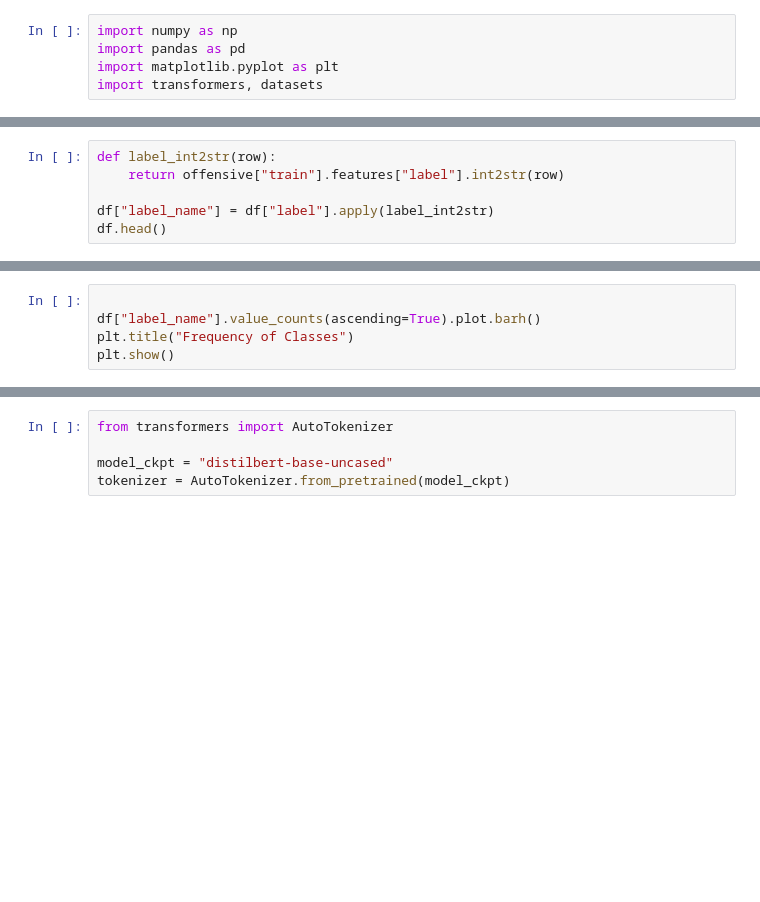
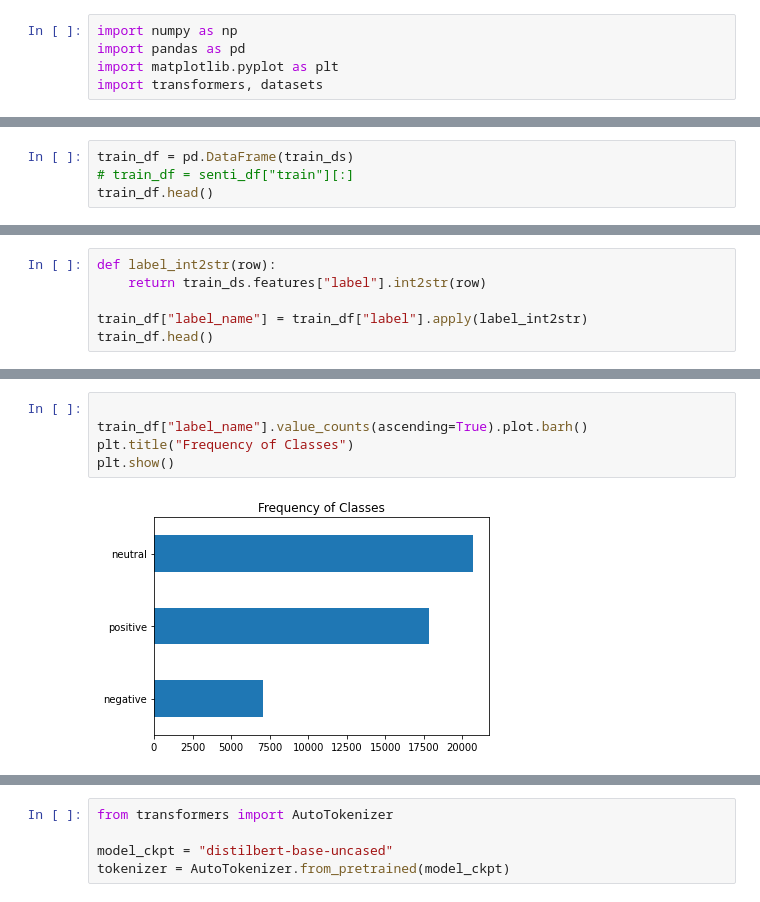
Before and after one commit to neuromorph/TweetEval-Sentiment-HF, a Jupyter notebook: TweetEval_Sentiment_HuggingFace.ipynb, the cells around one changed output, grey strips where cells are left out. Saved outputs shown, nothing was run; the diff lists cells and outputs as text; blank space fills up the shorter version.

```diff
--- a/TweetEval_Sentiment_HuggingFace.ipynb
+++ b/TweetEval_Sentiment_HuggingFace.ipynb
@@ -23,0 +45,4 @@ df.head()
+# %%
+train_df = pd.DataFrame(train_ds)
+# train_df = senti_df["train"][:]
+train_df.head()
@@ -24,6 +56,6 @@ df.head()
 # %%
 def label_int2str(row):
-    return offensive["train"].features["label"].int2str(row)
+    return train_ds.features["label"].int2str(row)
 
-df["label_name"] = df["label"].apply(label_int2str)
-df.head()
+train_df["label_name"] = train_df["label"].apply(label_int2str)
+train_df.head()
@@ -30,6 +69,8 @@ df.head()
 # %%
 
-df["label_name"].value_counts(ascending=True).plot.barh()
+train_df["label_name"].value_counts(ascending=True).plot.barh()
 plt.title("Frequency of Classes")
 plt.show()
+# %% [output]
+[figure, added]
 # %%
```
Also changed, not shown: parts of 12 cells of this notebook.
